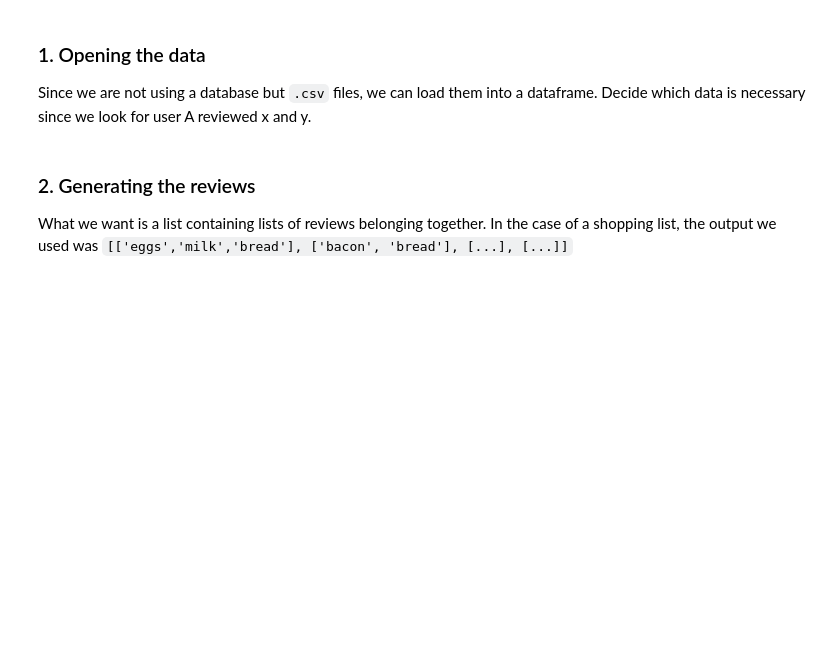
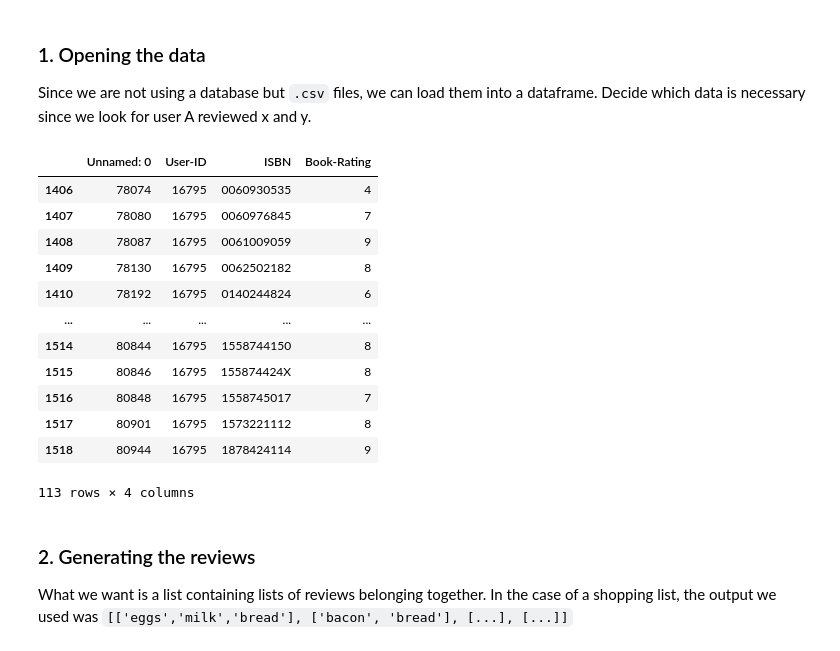
Before and after one commit to EkaterinaMazur/INFOMPPM, a Jupyter notebook: Week 01/06-seeded-recommendations-associations.ipynb, the cells around one changed output. Drawn from its saved outputs; the diff is of its cells as text; code cells hidden in the pictures; blank space fills up the shorter version.

Commit message:
finished the 6th task (most reviewed by seed), have to read the book to catch the whole idea

```diff
--- a/Week 01/06-seeded-recommendations-associations.ipynb
+++ b/Week 01/06-seeded-recommendations-associations.ipynb
@@ -15,3 +15,27 @@ Since we are not using a database but `.csv` files, we can load them into a data
+# %%
+#dowloading the data
+ratings = pd.read_csv('/Users/ekaterinamazur/PycharmProjects/INFOMPPM1/Week 01/data/ratings.csv')
+# %%
+df_users = ratings.groupby('User-ID')['ISBN'].count().reset_index(name='counts')
+users = list(df_users[(df_users['counts'] > 100) & (df_users['counts'] < 200)]['User-ID'])
+
+ratings.loc[ratings['User-ID'].isin(users)]
+
+# ratings[ratings['User-ID'] == 104636]
+# %% [output]
+|  | Unnamed: 0 | User-ID | ISBN | Book-Rating |
+| 1406 | 78074 | 16795 | 0060930535 | 4 |
+| 1407 | 78080 | 16795 | 0060976845 | 7 |
+| 1408 | 78087 | 16795 | 0061009059 | 9 |
+| 1409 | 78130 | 16795 | 0062502182 | 8 |
+| 1410 | 78192 | 16795 | 0140244824 | 6 |
+| ... | ... | ... | ... | ... |
+| 1514 | 80844 | 16795 | 1558744150 | 8 |
+| 1515 | 80846 | 16795 | 155874424X | 8 |
+| 1516 | 80848 | 16795 | 1558745017 | 7 |
+| 1517 | 80901 | 16795 | 1573221112 | 8 |
+| 1518 | 80944 | 16795 | 1878424114 | 9 |
+113 rows × 4 columns
 # %% [markdown]
 ### 2. Generating the reviews
 What we want is a list containing lists of reviews belonging together. In the case of a shopping list, the output we used was
```
Also changed, not shown: parts of 9 cells of this notebook, 1 other file.
